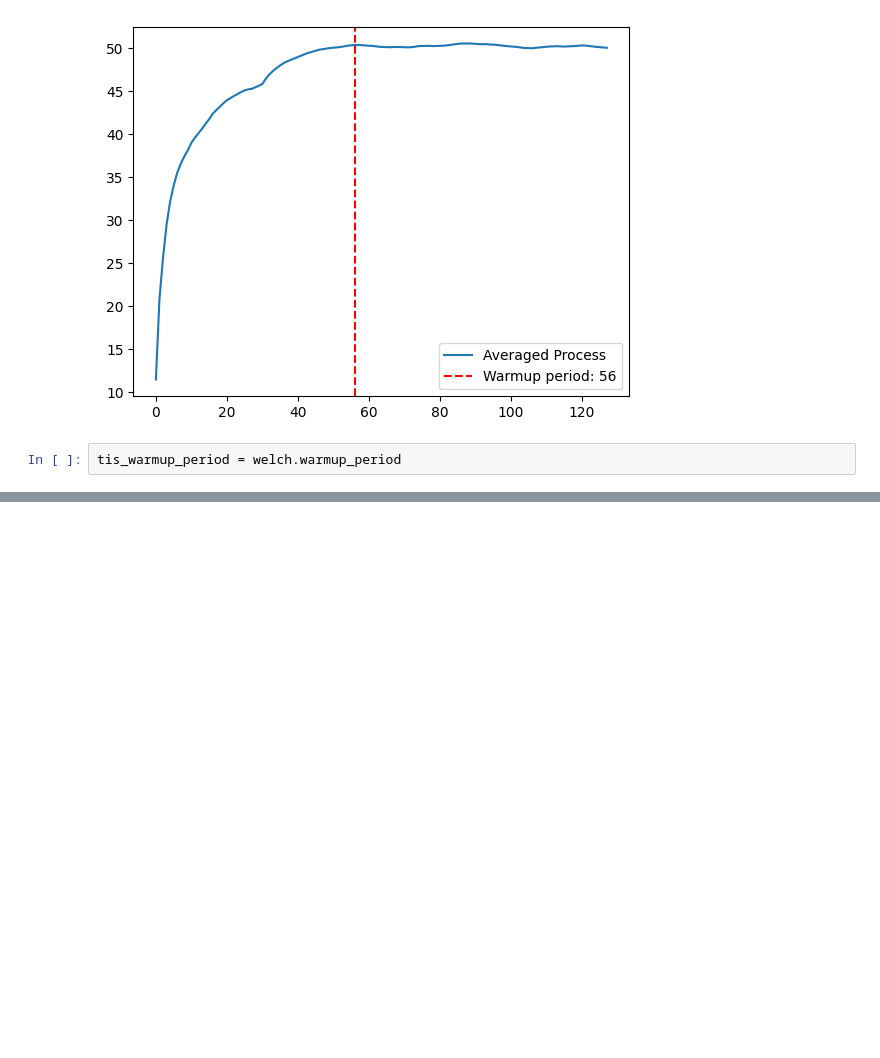
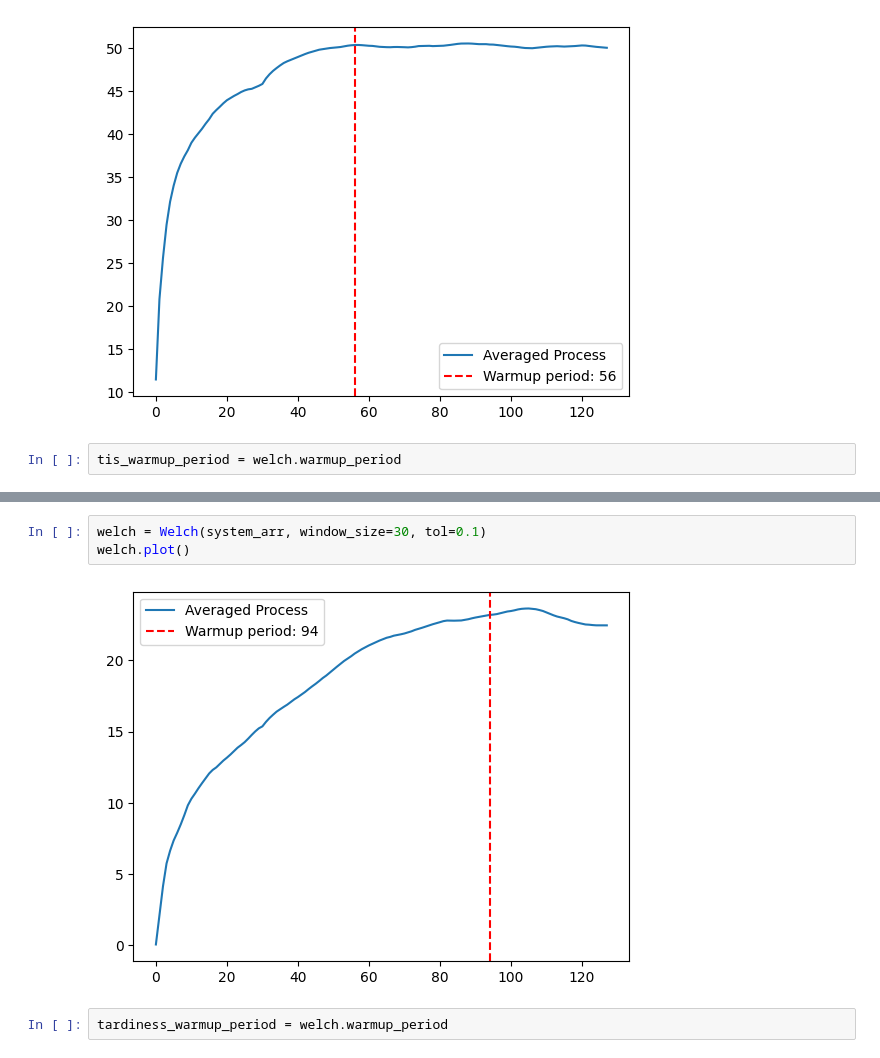
Before and after one commit to alessiacorni/Production_System, a Jupyter notebook: push_system/production_system.ipynb, the cells around one changed output, grey strips where cells are left out. Cells and saved outputs as stored; diff of their text form; blank space fills up the shorter version.

```diff
--- a/push_system/production_system.ipynb
+++ b/push_system/production_system.ipynb
@@ -1279,0 +1362,7 @@ tis_warmup_period = welch.warmup_period
+# %%
+welch = Welch(system_arr, window_size=30, tol=0.1)
+welch.plot()
+# %% [output]
+[figure, added]
+# %%
+tardiness_warmup_period = welch.warmup_period
```
Also changed, not shown: parts of 18 cells of this notebook, 1 other file.
